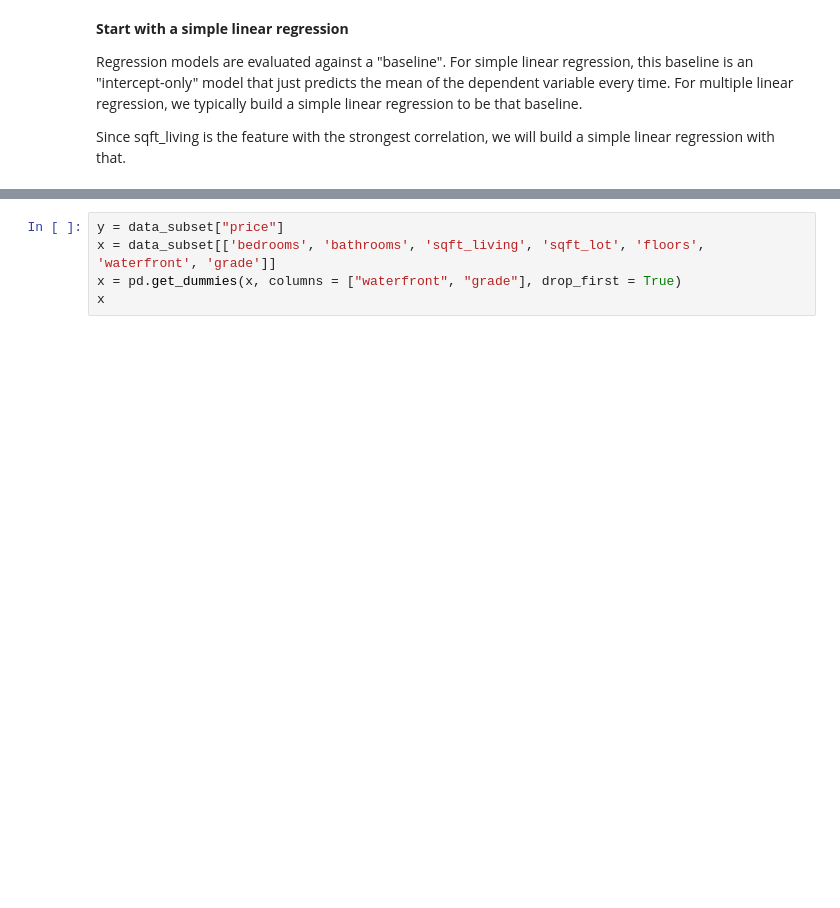
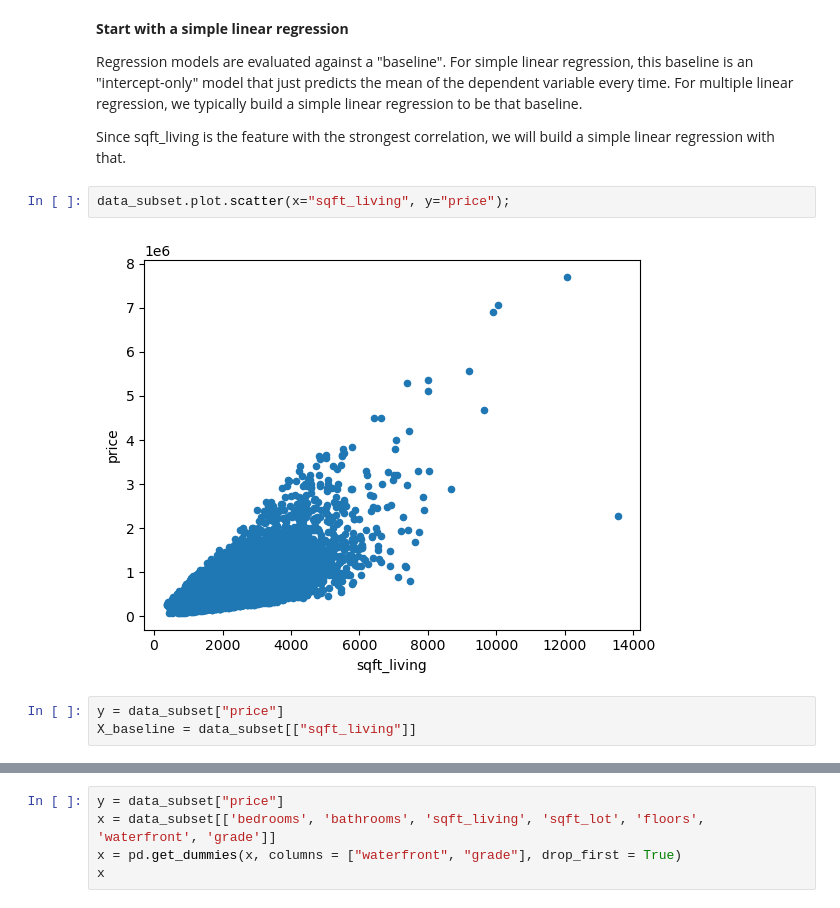
Before and after one commit to stanoff/dsc-phase-2-project-v2-3, a Jupyter notebook: student.ipynb, the cells around one changed output, grey strips where cells are left out. Cells and saved outputs as stored; diff of their text form; blank space fills up the shorter version.

Commit message:
baseline model

```diff
--- a/student.ipynb
+++ b/student.ipynb
@@ -243,3 +243,10 @@ data_subset.plot.scatter(x = "floors" ,y = "price", label = "price and floors");
 Regression models are evaluated against a "baseline". For simple linear regression, this baseline is an "intercept-only" model that just predicts the mean of the dependent variable every time. For multiple linear regression, we typically build a simple linear regression to be that baseline.
 
 Since sqft_living is the feature with the strongest correlation, we will  build a simple linear regression with that.
+# %%
+data_subset.plot.scatter(x="sqft_living", y="price");
+# %% [output]
+[figure, added]
+# %%
+y = data_subset["price"]
+X_baseline = data_subset[["sqft_living"]]
```
Also changed, not shown: parts of 12 cells of this notebook.
